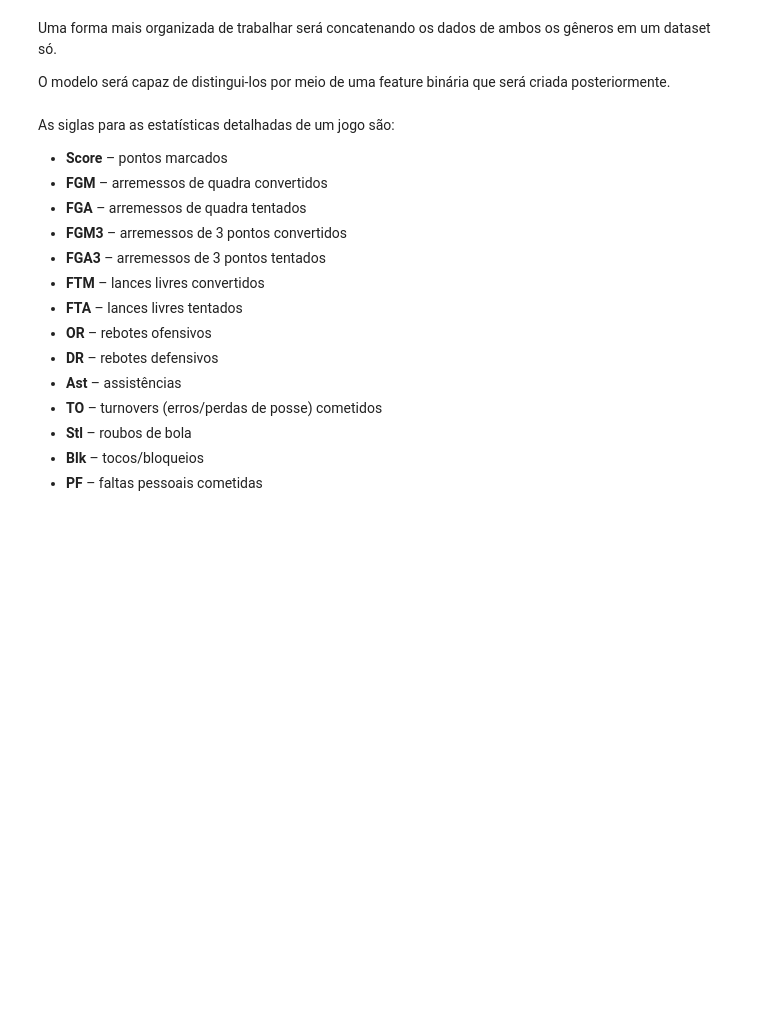
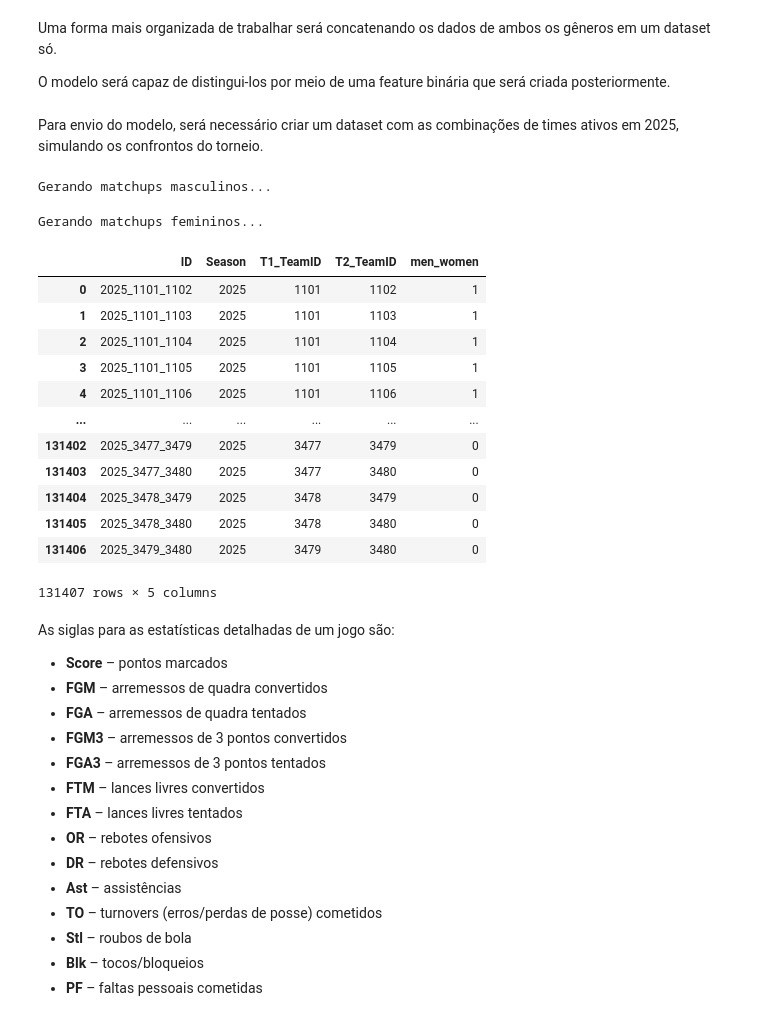
Before and after one commit to manel018/TP01-IC-Basketball-Forecasting, a Jupyter notebook: main.ipynb, the cells around one changed output. Cells and saved outputs as stored; diff of their text form; code cells hidden in the pictures; blank space fills up the shorter version.

```diff
--- a/main.ipynb
+++ b/main.ipynb
@@ -188,3 +191,70 @@ delete_dataframes(M_regular_results, M_tourney_results, M_seeds, W_regular_resul
+# %% [markdown]
+Para envio do modelo, será necessário criar um dataset com as combinações de times ativos em 2025, simulando os confrontos do torneio.
+# %%
+def generate_all_matchups_2025():
+    """
+    Gera todas as combinações possíveis de jogos para 2025
+    """
+
+    def build_matchups(team_ids, men_women, label):
+        print(f"Gerando matchups {label}...")
+        team_list = sorted(team_ids)
+        total = len(team_list) * (len(team_list) - 1) // 2
+        rows = []
+
+        for team1, team2 in tqdm.tqdm(combinations(team_list, 2), total=total):
+            rows.append({
+                'ID': f"2025_{team1}_{team2}",
+                'Season': 2025,
+                'T1_TeamID': team1,
+                'T2_TeamID': team2,
+                'men_women': men_women
+            })
+
+        return rows
+
+    def load_teams():
+        # Carregar arquivos de times masculinos
+        M_teams = pd.read_csv(f"{DATA_PATH}/MTeams.csv")
+        # Carregar arquivos de jogos femininos para identificar os times ativos
+        W_regular_results = pd.read_csv(f"{DATA_PATH}/WRegularSeasonDetailedResults.csv")
+
+        # Filtrar times ativos em 2025
+        M_teams_2025 = M_teams[M_teams['LastD1Season'] >= 2025]['TeamID'].values
+        # Dataset feminino não tem a coluna 'LastD1Season'
+        # Portanto, serão considerados os times que jogaram na temporada regular 2025
+        W_teams_2025 = pd.unique(
+            W_regular_results.loc[W_regular_results['Season'] == 2025, ['WTeamID', 'LTeamID']]
+            .to_numpy()
+            .ravel()
+        )
+        return M_teams_2025, W_teams_2025
+
+    matchups = []
+    M_teams_2025, W_teams_2025 = load_teams()
+    matchups.extend(build_matchups(M_teams_2025, 1, "masculinos"))
+    matchups.extend(build_matchups(W_teams_2025, 0, "femininos"))
+
+    return pd.DataFrame(matchups)
+
+matchup_data = generate_all_matchups_2025()
+matchup_data
+# %% [output]
+Gerando matchups masculinos...
+Gerando matchups femininos...
+|  | ID | Season | T1_TeamID | T2_TeamID | men_women |
+| 0 | 2025_1101_1102 | 2025 | 1101 | 1102 | 1 |
+| 1 | 2025_1101_1103 | 2025 | 1101 | 1103 | 1 |
+| 2 | 2025_1101_1104 | 2025 | 1101 | 1104 | 1 |
+| 3 | 2025_1101_1105 | 2025 | 1101 | 1105 | 1 |
+| 4 | 2025_1101_1106 | 2025 | 1101 | 1106 | 1 |
+| ... | ... | ... | ... | ... | ... |
+| 131402 | 2025_3477_3479 | 2025 | 3477 | 3479 | 0 |
+| 131403 | 2025_3477_3480 | 2025 | 3477 | 3480 | 0 |
+| 131404 | 2025_3478_3479 | 2025 | 3478 | 3479 | 0 |
+| 131405 | 2025_3478_3480 | 2025 | 3478 | 3480 | 0 |
+| 131406 | 2025_3479_3480 | 2025 | 3479 | 3480 | 0 |
+131407 rows × 5 columns
 # %% [markdown]
 As siglas para as estatísticas detalhadas de um jogo são:
 
```
Also changed, not shown: parts of 47 cells of this notebook, 1 other file.
